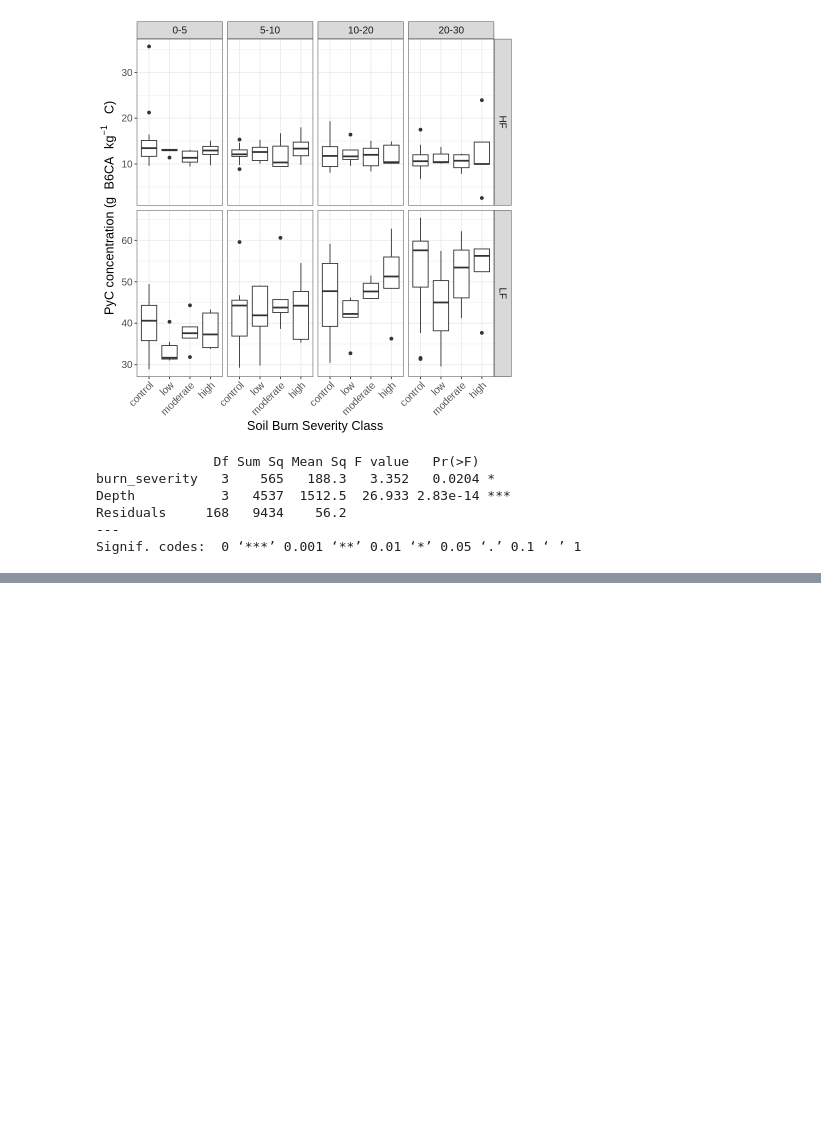
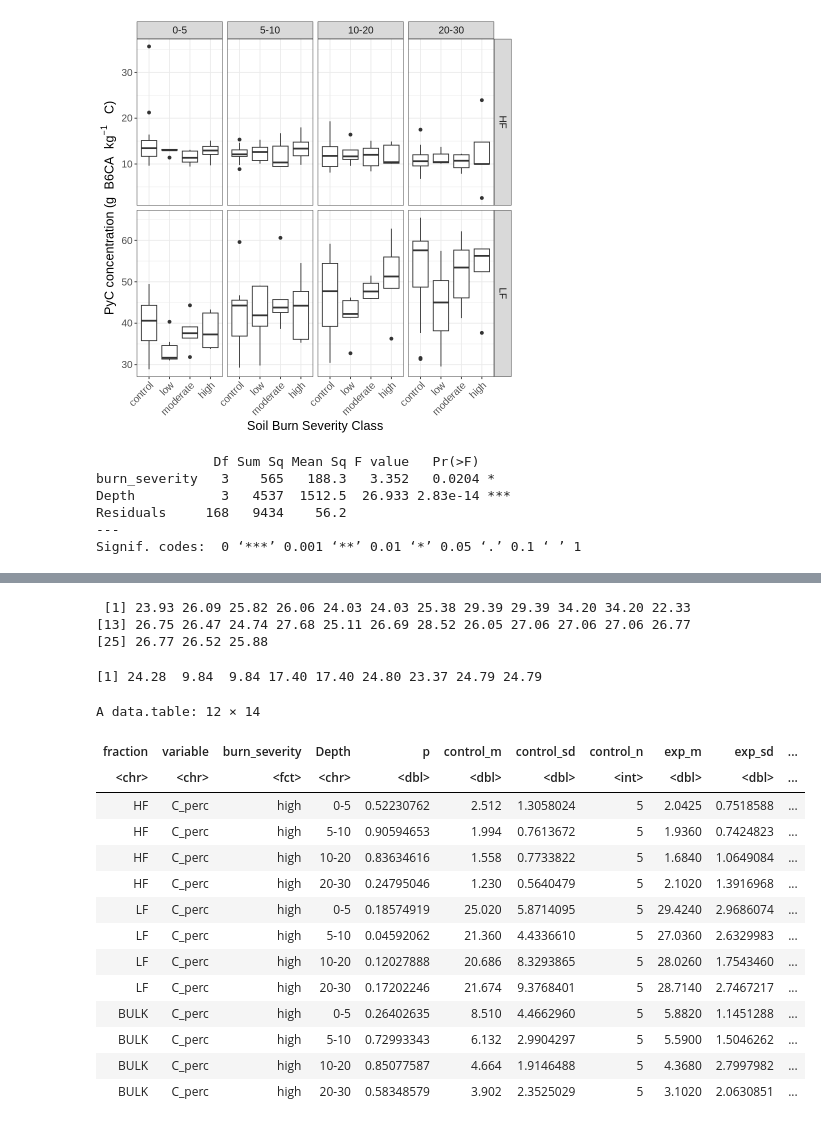
Before and after one commit to seismosmsr/hawaii_soils, a Jupyter notebook: BPCA_Notebook.ipynb, the cells around one changed output, grey strips where cells are left out. Drawn from its saved outputs; the diff is of its cells as text; code cells hidden in the pictures; blank space fills up the shorter version.

```diff
--- a/BPCA_Notebook.ipynb
+++ b/BPCA_Notebook.ipynb
@@ -533,0 +534,33 @@ ggplot(aes(x = burn_severity, y =mass_proportion_recovered*C_perc,group=burn_sev
+# %%
+t_tests_dt <-
+c('HF','LF','BULK') %>%
+lapply(function(frac){
+# c('g_kg','C_N','C_perc','N_perc','mass_proportion_recovered','lf_per_carb') %>%
+c('C_N','C_perc','N_perc' ) %>%
+lapply(function(variable){
+c('H','M','L') %>%
+lapply(function(group){
+control_dt <- LF_stoic_dt[fraction == frac][exp_group ==group][burn_severity=='control'][accept=='T']
+exp_dt <- LF_stoic_dt[fraction == frac][exp_group ==group][burn_severity!='control'][accept=='T']
+
+exp_dt$Depth %>% levels %>%
+lapply(function(y){
+print(c(frac,variable,unique(exp_dt$burn_severity)))
+# print(c(length(control_dt[fraction == frac][Depth==y][[variable]]),length(exp_dt[fraction == frac][Depth==y][[variable]])))
+t_result <- t.test(control_dt[fraction == frac][Depth==y][[variable]] %>%unique,exp_dt[fraction == frac][Depth==y][[variable]]%>%unique)
+data.table(fraction=frac,
+          variable=variable,
+          burn_severity = unique(exp_dt$burn_severity),
+          Depth=y,p=t_result$p.value,
+          control_m = mean(control_dt[fraction == frac][Depth==y][[variable]]%>%unique,na.rm=T),
+          control_sd = sd(control_dt[fraction == frac][Depth==y][[variable]]%>%unique,na.rm=T),
+          control_n = length(control_dt[fraction == frac][Depth==y][[variable]]%>%unique ),
+          exp_m = mean(exp_dt[fraction == frac][Depth==y][[variable]]%>%unique,na.rm=T),
+          exp_sd = sd(exp_dt[fraction == frac][Depth==y][[variable]]%>%unique,na.rm=T),
+          exp_n = length(exp_dt[fraction == frac][Depth==y][[variable]] %>%unique)
+          )
+
+}) %>% rbindlist
+}) %>% rbindlist
+}) %>% rbindlist
+}) %>% rbindlist
@@ -533,0 +631,6 @@ ggplot(aes(x = burn_severity, y =mass_proportion_recovered*C_perc,group=burn_sev
+# %%
+LF_stoic_dt[exp_group =='M'][burn_severity!='control'][fraction=='LF']$C_per
+# %% [output]
+ [1] 23.93 26.09 25.82 26.06 24.03 24.03 25.38 29.39 29.39 34.20 34.20 22.33
+[13] 26.75 26.47 24.74 27.68 25.11 26.69 28.52 26.05 27.06 27.06 27.06 26.77
+[25] 26.77 26.52 25.88
@@ -533,0 +640,5 @@ ggplot(aes(x = burn_severity, y =mass_proportion_recovered*C_perc,group=burn_sev
+# %%
+LF_stoic_dt[burn_severity=='control' & exp_group =='M' &fraction =='LF' &Depth == '5-10']$C_per
+# LF_stoic_dt[burn_severity=='control' & exp_group =='M' &fraction =='LF' &Depth == '5-10'] %>% print
+# %% [output]
+[1] 24.28  9.84  9.84 17.40 17.40 24.80 23.37 24.79 24.79
@@ -533,0 +647,20 @@ ggplot(aes(x = burn_severity, y =mass_proportion_recovered*C_perc,group=burn_sev
+# %%
+t_tests_dt[variable=='C_perc' &burn_severity=='high']
+
+# t_tests_dt[variable=='g_kg']
+# %% [output]
+A data.table: 12 × 14
+| fraction | variable | burn_severity | Depth | p | control_m | control_sd | control_n | exp_m | exp_sd | ... |
+| <chr> | <chr> | <fct> | <chr> | <dbl> | <dbl> | <dbl> | <int> | <dbl> | <dbl> | ... |
+| HF | C_perc | high | 0-5 | 0.52230762 | 2.512 | 1.3058024 | 5 | 2.0425 | 0.7518588 | ... |
+| HF | C_perc | high | 5-10 | 0.90594653 | 1.994 | 0.7613672 | 5 | 1.9360 | 0.7424823 | ... |
+| HF | C_perc | high | 10-20 | 0.83634616 | 1.558 | 0.7733822 | 5 | 1.6840 | 1.0649084 | ... |
+| HF | C_perc | high | 20-30 | 0.24795046 | 1.230 | 0.5640479 | 5 | 2.1020 | 1.3916968 | ... |
+| LF | C_perc | high | 0-5 | 0.18574919 | 25.020 | 5.8714095 | 5 | 29.4240 | 2.9686074 | ... |
+| LF | C_perc | high | 5-10 | 0.04592062 | 21.360 | 4.4336610 | 5 | 27.0360 | 2.6329983 | ... |
+| LF | C_perc | high | 10-20 | 0.12027888 | 20.686 | 8.3293865 | 5 | 28.0260 | 1.7543460 | ... |
+| LF | C_perc | high | 20-30 | 0.17202246 | 21.674 | 9.3768401 | 5 | 28.7140 | 2.7467217 | ... |
+| BULK | C_perc | high | 0-5 | 0.26402635 | 8.510 | 4.4662960 | 5 | 5.8820 | 1.1451288 | ... |
+| BULK | C_perc | high | 5-10 | 0.72993343 | 6.132 | 2.9904297 | 5 | 5.5900 | 1.5046262 | ... |
+| BULK | C_perc | high | 10-20 | 0.85077587 | 4.664 | 1.9146488 | 5 | 4.3680 | 2.7997982 | ... |
+| BULK | C_perc | high | 20-30 | 0.58348579 | 3.902 | 2.3525029 | 5 | 3.1020 | 2.0630851 | ... |
```
Also changed, not shown: parts of 16 cells of this notebook.
